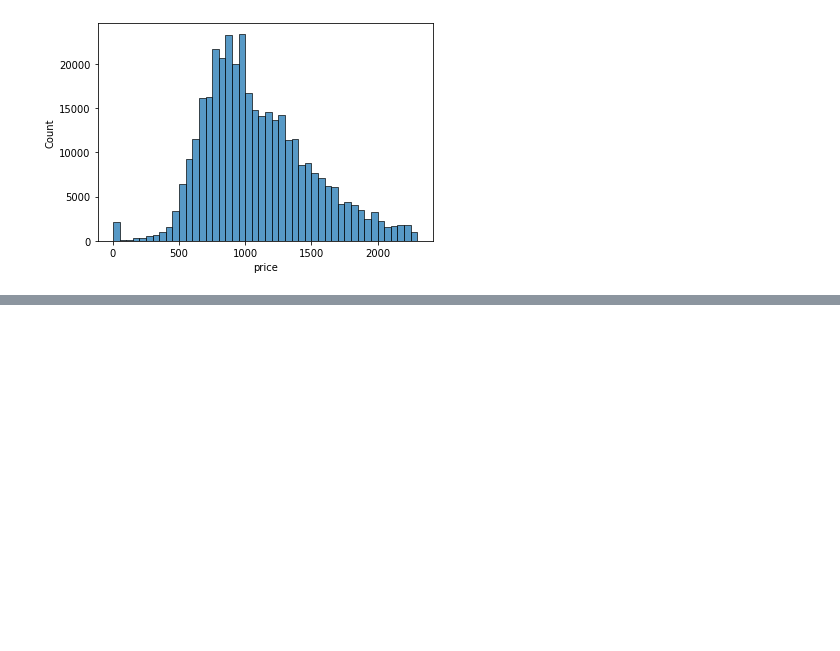
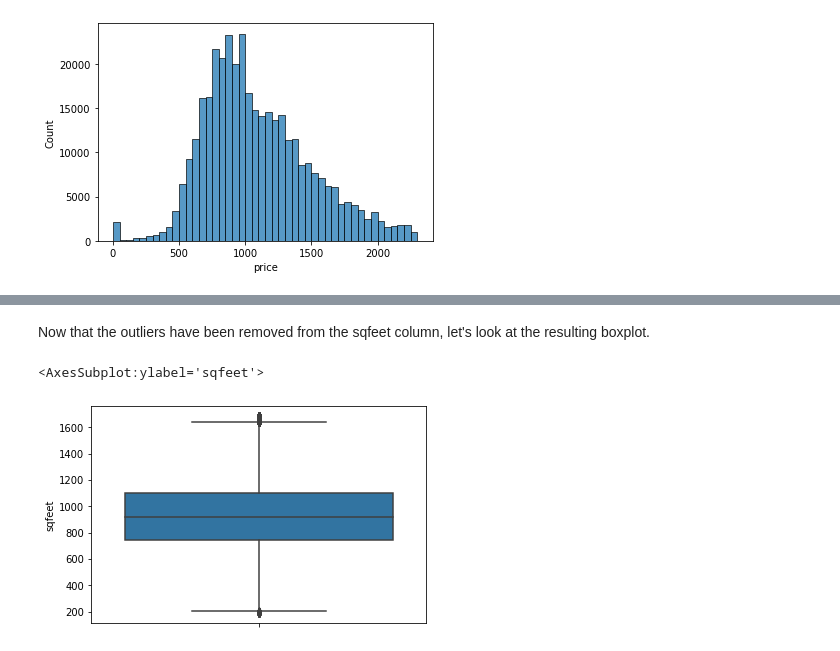
Before and after one commit to moferg/usa-housing-analysis, a Jupyter notebook: usa_housing_analysis.ipynb, the cells around one changed output, grey strips where cells are left out. Cells and saved outputs as stored; diff of their text form; code cells hidden in the pictures; blank space fills up the shorter version.

```diff
--- a/usa_housing_analysis.ipynb
+++ b/usa_housing_analysis.ipynb
@@ -192,0 +244,7 @@ sns.histplot(df_no_outliers.price, binwidth=50)
+# %% [markdown]
+Now that the outliers have been removed from the sqfeet column, let's look at the resulting boxplot.
+# %%
+sns.boxplot(y=df_no_outliers.sqfeet)
+# %% [output]
+<AxesSubplot:ylabel='sqfeet'>
+[figure, added]
```
Also changed, not shown: parts of 16 cells of this notebook.
